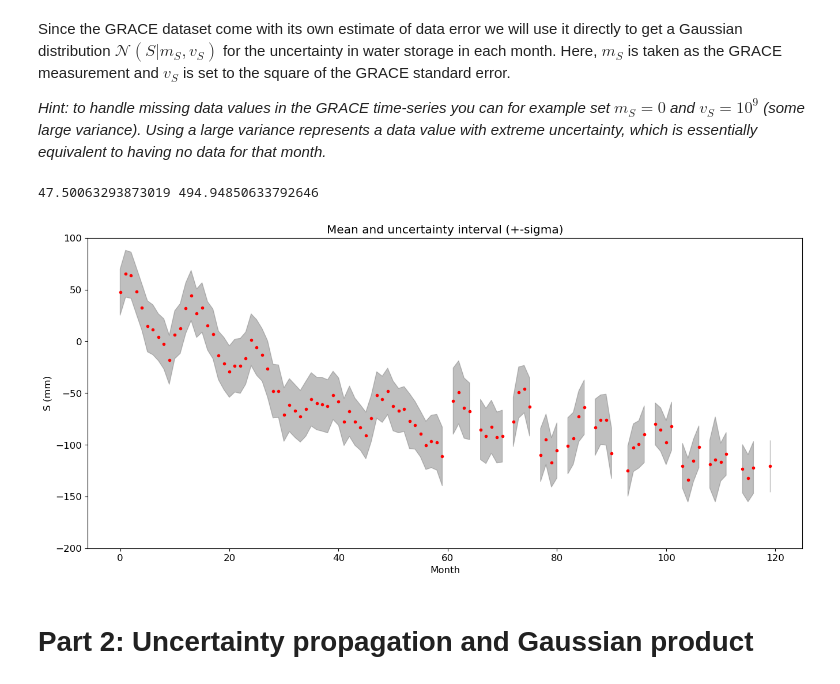
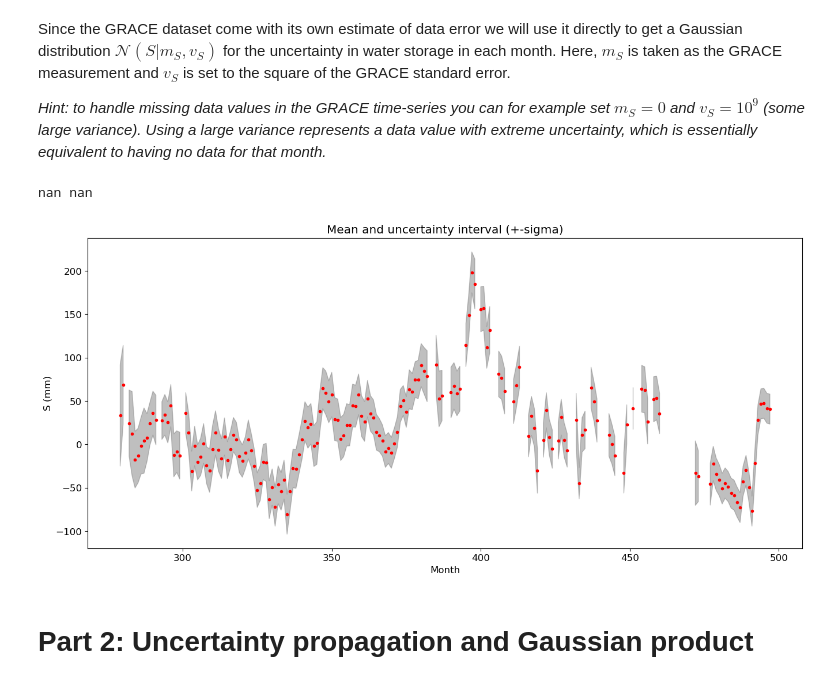
Before and after one commit to eWaterCycle/teaching-materials, a Jupyter notebook: book/exercise_journal_ann_laura/closing_water_balance_manning.ipynb, the cells around one changed output. Drawn from its saved outputs; the diff is of its cells as text; code cells hidden in the pictures.

```diff
--- a/book/exercise_journal_ann_laura/closing_water_balance_manning.ipynb
+++ b/book/exercise_journal_ann_laura/closing_water_balance_manning.ipynb
@@ -249,15 +249,30 @@ plt.title('Mean and uncertainty interval (+-sigma)');
 Monthly time-series of total water storage is provided in file `manning_grace_storage_monthly` (total water storage from the [GRACE](https://developers.google.com/earth-engine/datasets/catalog/NASA/GRACE/MASS_GRIDS_V04/LAND) dataset). This dataset also comes with an estimate of the standard error (square root of error variance) in the monthly data, provided in file `manning_grace_error_monthly` (standard error of the GRACE data). Note that the GRACE data include months with missing data; these are indicated with a nodata value of -99999.
 # %%
 # Read and plot the Data/monthly storage data
-SObs = pd.read_csv('./Data/manning_grace_storage_monthly.csv') # mm/month
-sigmaSObs = pd.read_csv('./Data/manning_grace_error_monthly.csv') # mm/month
-SObs['date'] = pd.to_datetime(SObs['system:index'], format='Y%m%d')
+grace = pd.read_csv('./Data/manning_grace_storage_monthly.csv') # mm/month
+grace_error = pd.read_csv('./Data/manning_grace_error_monthly.csv') # mm/month
+# Seting the units to mm
+grace['date'] = pd.to_datetime(grace['system:index'].str.split('_').str[0], format='%Y%m%d')
+grace.set_index('date', inplace=True)
+grace.drop(columns=['system:index'], inplace=True)
+grace['lwe_thickness'] = grace['lwe_thickness'] * 10 # mm
+full_date_range = pd.date_range(start=era5P.index.min(), end=era5P.index.max(), freq='D')
+grace = grace.reindex(full_date_range, fill_value=pd.NA)
+grace = grace.resample('MS').mean()
+
+grace_error['date'] = pd.to_datetime(grace_error['system:index'].str.split('_').str[0], format='%Y%m%d')
+grace_error.set_index('date', inplace=True)
+grace_error.drop(columns=['system:index'], inplace=True)
+grace_error['uncertainty'] = grace_error['uncertainty']  * 10 # mm
+grace_error = grace_error.reindex(full_date_range, fill_value=pd.NA)
+grace_error = grace_error.resample('MS').mean()
 plt.figure(figsize=(16,7))
-SObs.head()
 
-# plt.plot(SObs[], 'r.', label='grace')
-# plt.legend()
-# plt.ylim(-200, 150)
-# plt.xlabel('Month')
-# plt.ylabel('S (mm)');
+SObs = grace['lwe_thickness']
+sigmaSObs = grace_error['uncertainty']
+plt.figure(figsize=(16,7))
+plt.plot(SObs, 'r.', label='grace')
+plt.legend()
+plt.xlabel('Month')
+plt.ylabel('S (mm)');
 # %% [output]
@@ -275,25 +288,24 @@ mS = SObs
 vS = np.square(sigmaSObs)
 nodata = np.where(SObs == -99999)
 mS[nodata] = np.nan#use nan for plotting
-vS[nodata] = np.nan
+# vS[nodata] = np.nan
 print(mS[0], vS[0])
 # %% [output]
-47.50063293873019 494.94850633792646
+nan nan
 # %%
 # Plot monthly mean and uncertainty interval (+-sigma) of water storage
 plt.figure(figsize=(16,7))
 plt.fill_between(np.arange(len(mS)), mS - np.sqrt(vS), mS + np.sqrt(vS), color='grey', alpha=0.5)
 plt.plot(mS, 'r.')
-plt.ylim(-200, 100)
 plt.xlabel('Month')
 plt.ylabel('S (mm)')
 plt.title('Mean and uncertainty interval (+-sigma)');
 
 #
 SObs = np.copy(SObs)
 mS[nodata] = 0
-vS[nodata] = 1e+9
+# vS[nodata] = 1e+9
 # %% [output]
-[figure, old version]
+[figure, new version]
 # %% [markdown]
 # Part 2: Uncertainty propagation and Gaussian product
```
Also changed, not shown: parts of 15 cells of this notebook.
